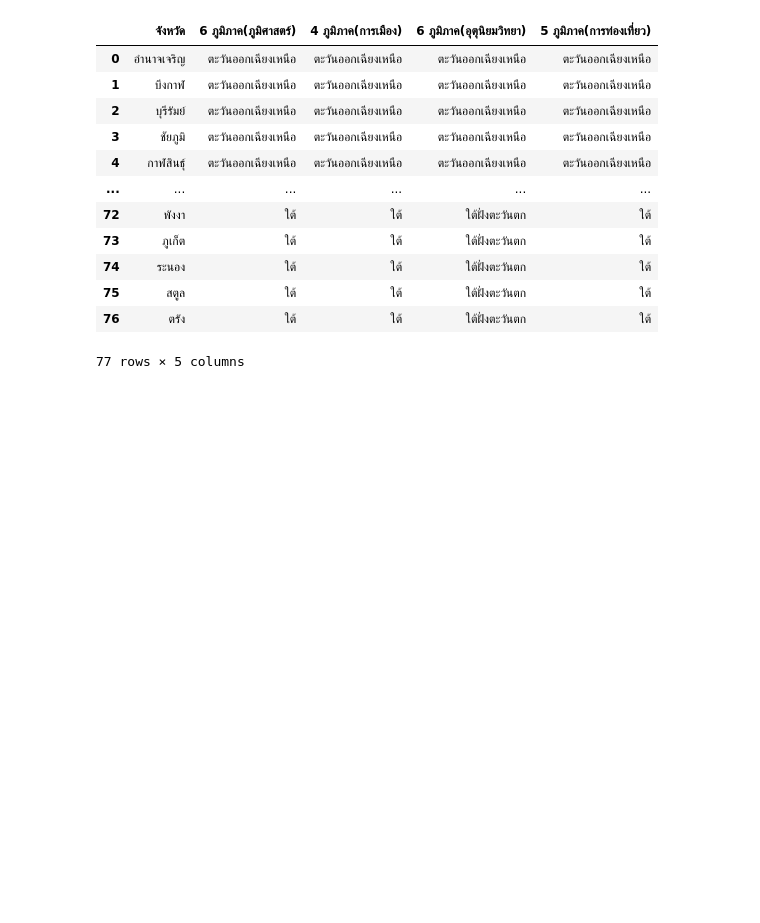
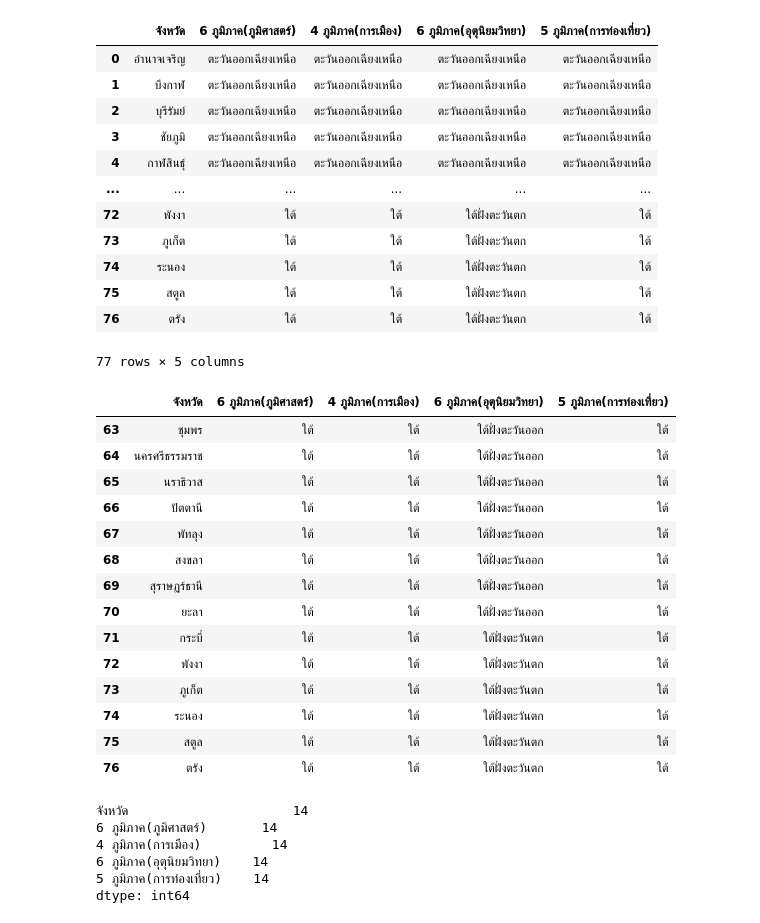
Before and after one commit to gameaphiwat/data_viz_2022, a Jupyter notebook: Pandas102.ipynb, the cells around one changed output. Saved outputs shown, nothing was run; the diff lists cells and outputs as text; code cells hidden in the pictures; blank space fills up the shorter version.

```diff
--- a/Pandas102.ipynb
+++ b/Pandas102.ipynb
@@ -517,3 +517,31 @@ Q3
 | 75 | สตูล | ใต้ | ใต้ | ใต้ฝั่งตะวันตก | ใต้ |
 | 76 | ตรัง | ใต้ | ใต้ | ใต้ฝั่งตะวันตก | ใต้ |
 77 rows × 5 columns
+# %%
+df_south = Q3[Q3['6 ภูมิภาค(ภูมิศาสตร์)']=='ใต้'] ## จังหวัดที่อยู่ภาคใต้
+df_south
+# %% [output]
+|  | จังหวัด | 6 ภูมิภาค(ภูมิศาสตร์) | 4 ภูมิภาค(การเมือง) | 6 ภูมิภาค(อุตุนิยมวิทยา) | 5 ภูมิภาค(การท่องเที่ยว) |
+| 63 | ชุมพร | ใต้ | ใต้ | ใต้ฝั่งตะวันออก | ใต้ |
+| 64 | นครศรีธรรมราช | ใต้ | ใต้ | ใต้ฝั่งตะวันออก | ใต้ |
+| 65 | นราธิวาส | ใต้ | ใต้ | ใต้ฝั่งตะวันออก | ใต้ |
+| 66 | ปัตตานี | ใต้ | ใต้ | ใต้ฝั่งตะวันออก | ใต้ |
+| 67 | พัทลุง | ใต้ | ใต้ | ใต้ฝั่งตะวันออก | ใต้ |
+| 68 | สงขลา | ใต้ | ใต้ | ใต้ฝั่งตะวันออก | ใต้ |
+| 69 | สุราษฏร์ธานี | ใต้ | ใต้ | ใต้ฝั่งตะวันออก | ใต้ |
+| 70 | ยะลา | ใต้ | ใต้ | ใต้ฝั่งตะวันออก | ใต้ |
+| 71 | กระบี่ | ใต้ | ใต้ | ใต้ฝั่งตะวันตก | ใต้ |
+| 72 | พังงา | ใต้ | ใต้ | ใต้ฝั่งตะวันตก | ใต้ |
+| 73 | ภูเก็ต | ใต้ | ใต้ | ใต้ฝั่งตะวันตก | ใต้ |
+| 74 | ระนอง | ใต้ | ใต้ | ใต้ฝั่งตะวันตก | ใต้ |
+| 75 | สตูล | ใต้ | ใต้ | ใต้ฝั่งตะวันตก | ใต้ |
+| 76 | ตรัง | ใต้ | ใต้ | ใต้ฝั่งตะวันตก | ใต้ |
+# %%
+df_south.count()
+# %% [output]
+จังหวัด                     14
+6 ภูมิภาค(ภูมิศาสตร์)       14
+4 ภูมิภาค(การเมือง)         14
+6 ภูมิภาค(อุตุนิยมวิทยา)    14
+5 ภูมิภาค(การท่องเที่ยว)    14
+dtype: int64
```
Also changed, not shown: parts of 2 cells of this notebook.
